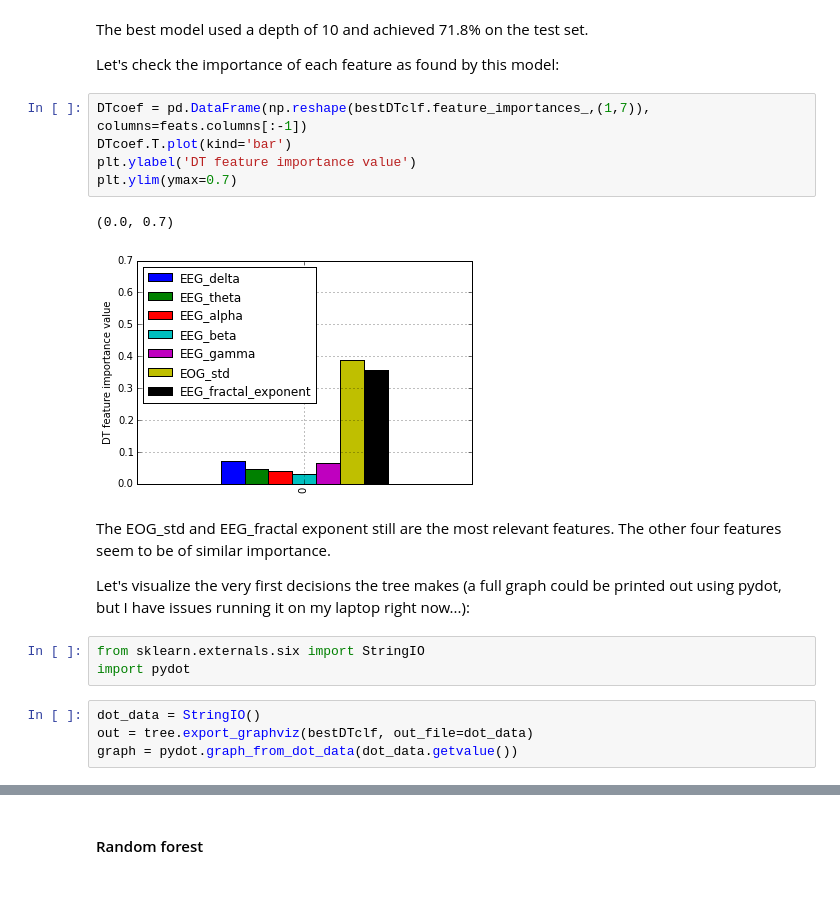
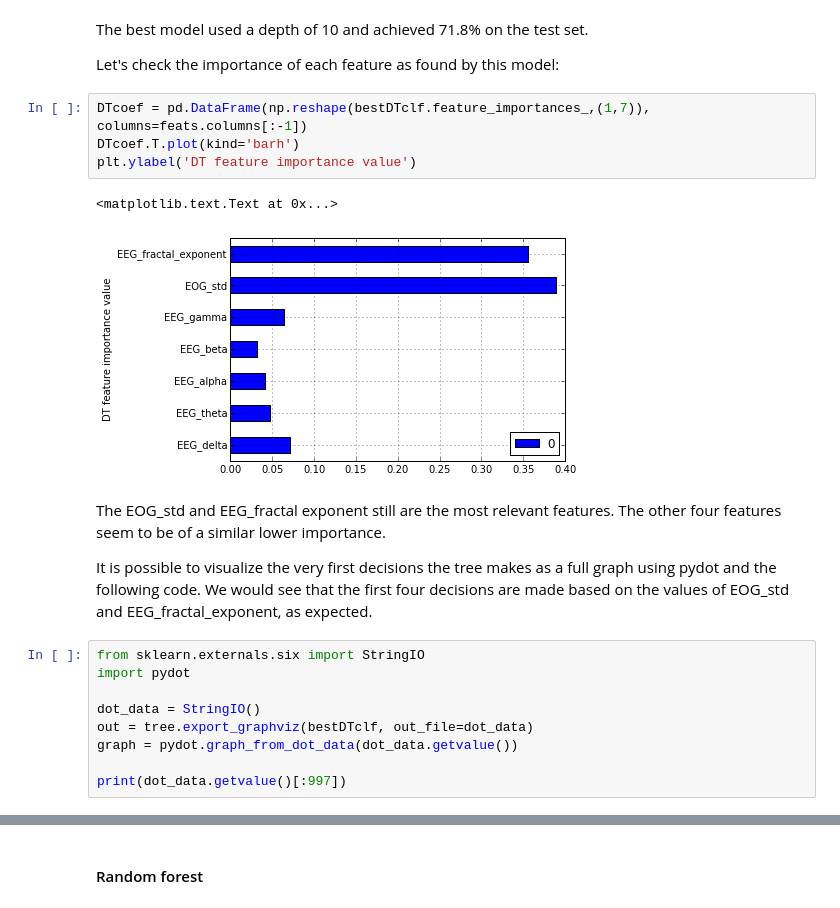
Before and after one commit to hubertjb/UCDDB-classification, a Jupyter notebook: ucddb_classification.ipynb, the cells around one changed output, grey strips where cells are left out. Drawn from its saved outputs; the diff is of its cells as text.

```diff
--- a/ucddb_classification.ipynb
+++ b/ucddb_classification.ipynb
@@ -538,20 +583,21 @@ The best model used a depth of 10 and achieved 71.8% on the test set.
 Let's check the importance of each feature as found by this model:
 # %%
 DTcoef = pd.DataFrame(np.reshape(bestDTclf.feature_importances_,(1,7)), columns=feats.columns[:-1])
-DTcoef.T.plot(kind='bar')
+DTcoef.T.plot(kind='barh')
 plt.ylabel('DT feature importance value')
-plt.ylim(ymax=0.7)
 # %% [output]
-(0.0, 0.7)
+<matplotlib.text.Text at 0x...>
-[figure, old version]
+[figure, new version]
 # %% [markdown]
-The EOG_std and EEG_fractal exponent still are the most relevant features. The other four features seem to be of similar importance.
+The EOG_std and EEG_fractal exponent still are the most relevant features. The other four features seem to be of a similar lower importance.
 
-Let's visualize the very first decisions the tree makes (a full graph could be printed out using pydot, but I have issues running it on my laptop right now...):
+It is possible to visualize the very first decisions the tree makes as a full graph using pydot and the following code. We would see that the first four decisions are made based on the values of EOG_std and EEG_fractal_exponent, as expected.
 # %%
 from sklearn.externals.six import StringIO
 import pydot
+
+dot_data = StringIO()
+out = tree.export_graphviz(bestDTclf, out_file=dot_data)
+graph = pydot.graph_from_dot_data(dot_data.getvalue())
+
+print(dot_data.getvalue()[:997])
-# %%
-dot_data = StringIO()
-out = tree.export_graphviz(bestDTclf, out_file=dot_data)
-graph = pydot.graph_from_dot_data(dot_data.getvalue())
```
Also changed, not shown: parts of 37 cells of this notebook.
